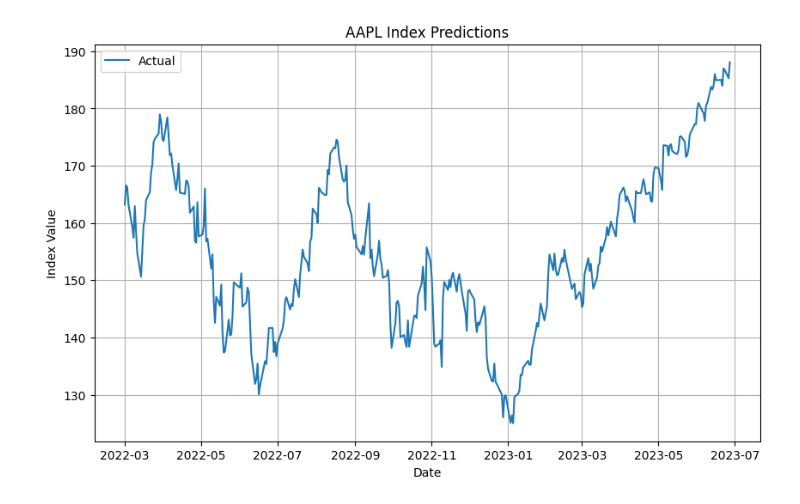
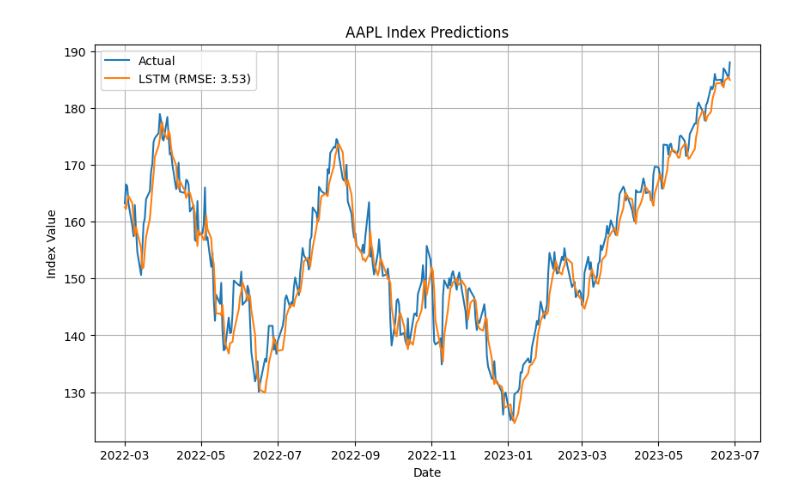
Before and after one commit to seigo07/RNN_Stock_Price_Prediction, a Jupyter notebook: src/test.ipynb, the cells around one changed output. Cells and saved outputs as stored; diff of their text form; code cells hidden in the pictures.

```diff
--- a/src/test.ipynb
+++ b/src/test.ipynb
@@ -63,22 +88,25 @@ X_test, y_test = create_sequences(test_data, sequence_length)
 # %%
-# Build the ARIMA model
-arima_model = ARIMA(train_data, order=(5, 1, 0))
-arima_model_fit = arima_model.fit()
+# Build the LSTM model
+lstm_model = Sequential()
+lstm_model.add(LSTM(50, activation='relu', input_shape=(sequence_length, 1)))
+lstm_model.add(Dense(1))
+lstm_model.compile(optimizer='adam', loss='mean_squared_error')
 
-# Generate predictions for the ARIMA model
-# arima_predictions = arima_model_fit.forecast(steps=len(test_data))[0]
-# arima_predictions = arima_model_fit.predict(start=len(train_data), end=len(train_data) + len(test_data) - 1)
-arima_predictions = arima_model_fit.predict(start=len(train_data), end=len(data)-1)
-arima_predictions = scaler.inverse_transform(arima_predictions.reshape(-1, 1))
+# Train the LSTM model
+lstm_model.fit(X_train, y_train, epochs=50, batch_size=16, verbose=0)
+
+# Generate predictions for the LSTM model
+lstm_predictions = lstm_model.predict(X_test)
+lstm_predictions = scaler.inverse_transform(lstm_predictions.reshape(-1, 1))
 
 # Calculate RMSE for each model
-arima_rmse = np.sqrt(mean_squared_error(test_data, arima_predictions))
-# arima_rmse = np.sqrt(mean_squared_error(data[train_size+sequence_length:], arima_predictions))
+lstm_rmse = np.sqrt(mean_squared_error(data[train_size+sequence_length:], lstm_predictions))
+print(f"RMSE: {lstm_rmse}")
 
 # Plot the predictions
 plt.figure(figsize=(10, 6))
 plt.plot(dataset.index[train_size+sequence_length:], data[train_size+sequence_length:], label='Actual')
-# plt.plot(dataset.index[train_size+sequence_length:], arima_predictions, label=f'ARIMA (RMSE: {arima_rmse:.2f})')
+plt.plot(dataset.index[train_size+sequence_length:], lstm_predictions, label=f'LSTM (RMSE: {lstm_rmse:.2f})')
 plt.xlabel('Date')
 plt.ylabel('Index Value')
 plt.title(f'{ticker} Index Predictions')
@@ -89,2 +119,2 @@ plt.show()
-[figure, old version]
+[figure, new version]
 # %%
```
Also changed, not shown: parts of 6 cells of this notebook.
